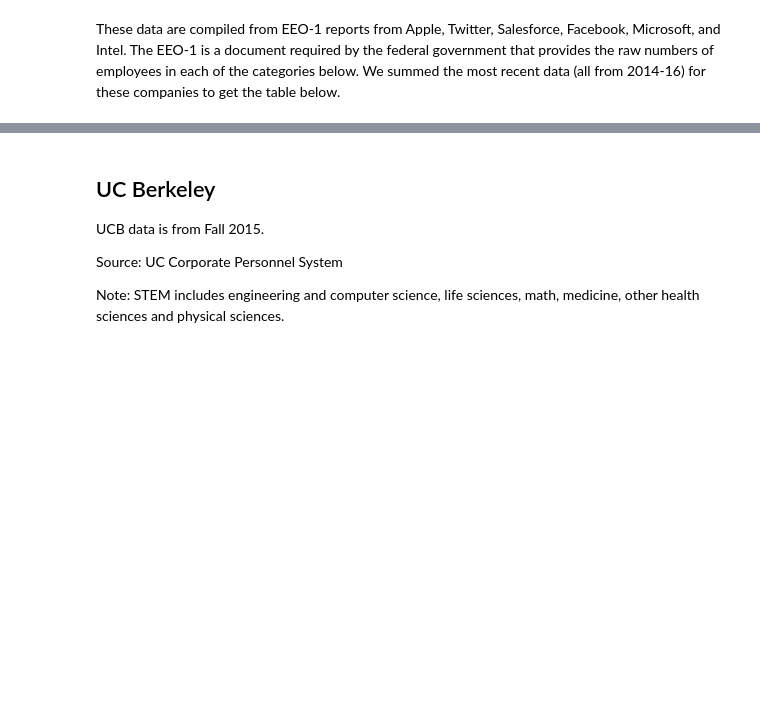
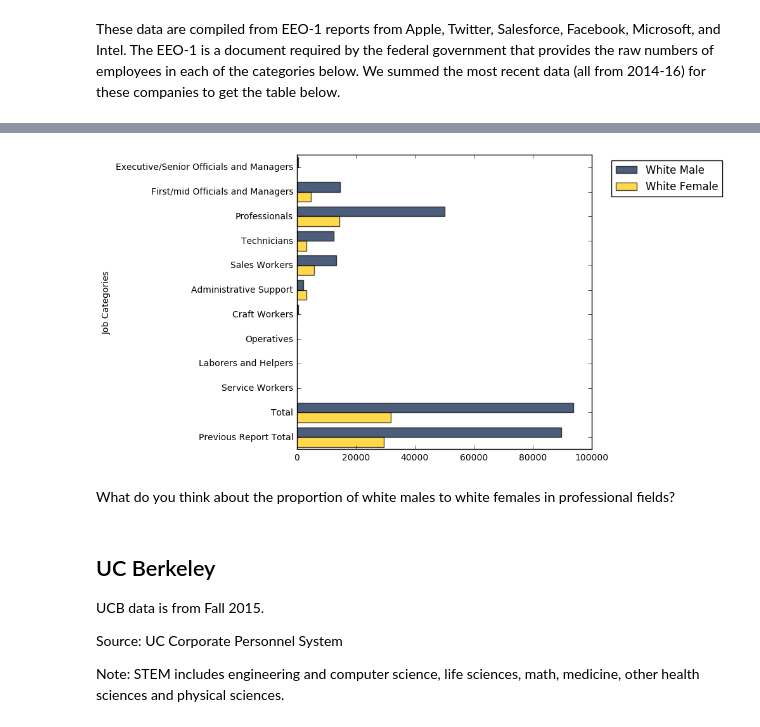
Before and after one commit to ds-modules/GWS-131, a Jupyter notebook: GWS-131-draft.ipynb, the cells around one changed output, grey strips where cells are left out. Drawn from its saved outputs; the diff is of its cells as text; code cells hidden in the pictures; blank space fills up the shorter version.

```diff
--- a/GWS-131-draft.ipynb
+++ b/GWS-131-draft.ipynb
@@ -248,3 +266,10 @@ tech_data.show()
+# %%
+whites = tech_data.select(0, 3, 9)
+whites.barh('Job Categories')
+# %% [output]
+[figure, added]
+# %% [markdown]
+What do you think about the proportion of white males to white females in professional fields?
 # %% [markdown]
 ## UC Berkeley
 
```
Also changed, not shown: parts of 5 cells of this notebook.
